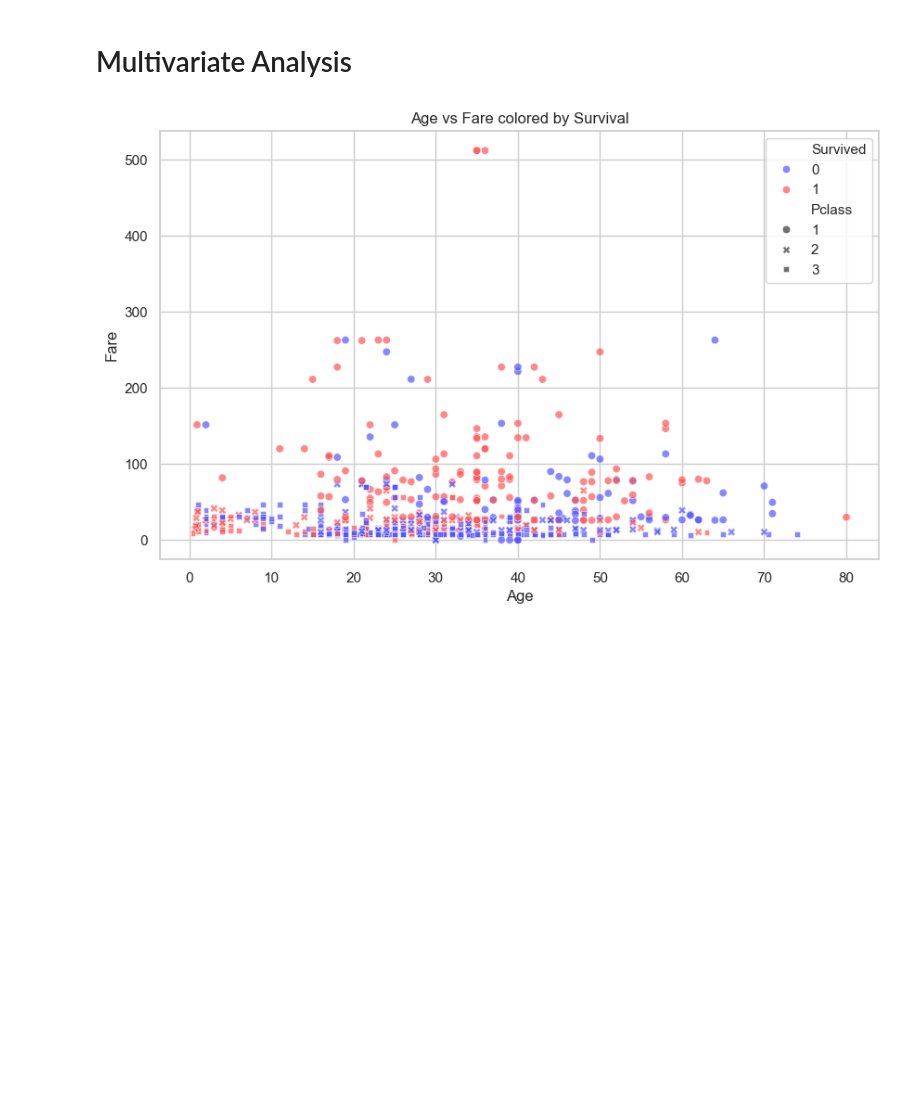
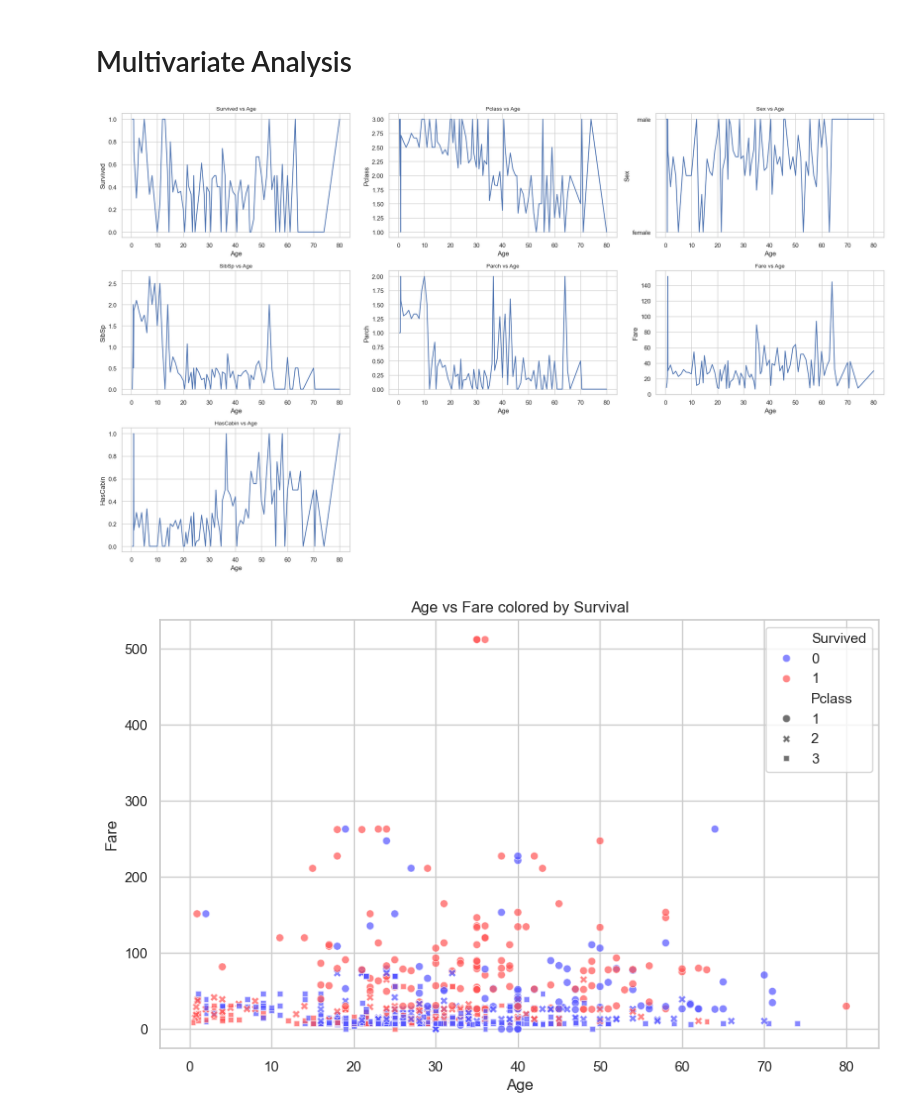
Before and after one commit to GClark89/Titanic, a Jupyter notebook: EDA.ipynb, the cells around one changed output. Cells and saved outputs as stored; diff of their text form; code cells hidden in the pictures; blank space fills up the shorter version.

```diff
--- a/EDA.ipynb
+++ b/EDA.ipynb
@@ -364,6 +381,32 @@ plt.show
 ---
 # %% [markdown]
 # Multivariate Analysis
+# %%
+
+
+features = [
+    'Survived', 'Pclass', 'Sex', 'SibSp', 'Parch',
+    'Fare', 'HasCabin',
+]
+
+fig, axes = plt.subplots(3, 3, figsize=(20, 12))  # 3x3 grid
+axes = axes.flatten()
+
+for idx, feature in enumerate(features):
+    ax = axes[idx]
+    sns.lineplot(data=df, x="Age", y=feature, ax=ax, errorbar=None)
+    ax.set_title(f'{feature} vs Age', fontsize=10)
+    ax.set_xlabel("Age")
+    ax.set_ylabel(feature)
+
+# Hide any unused subplots
+for j in range(len(features), len(axes)):
+    fig.delaxes(axes[j])
+
+plt.tight_layout()
+plt.show()
+# %% [output]
+[figure, added]
 # %%
 plt.figure(figsize=(10, 6))
 sns.scatterplot(data=df, x='Age', y='Fare',
```
Also changed, not shown: parts of 5 cells of this notebook.
